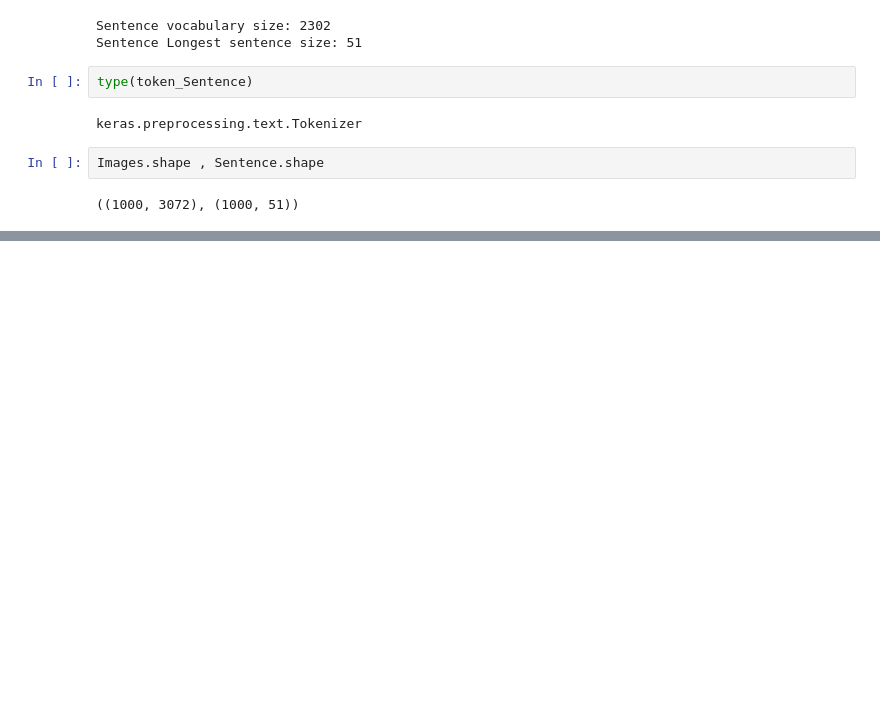
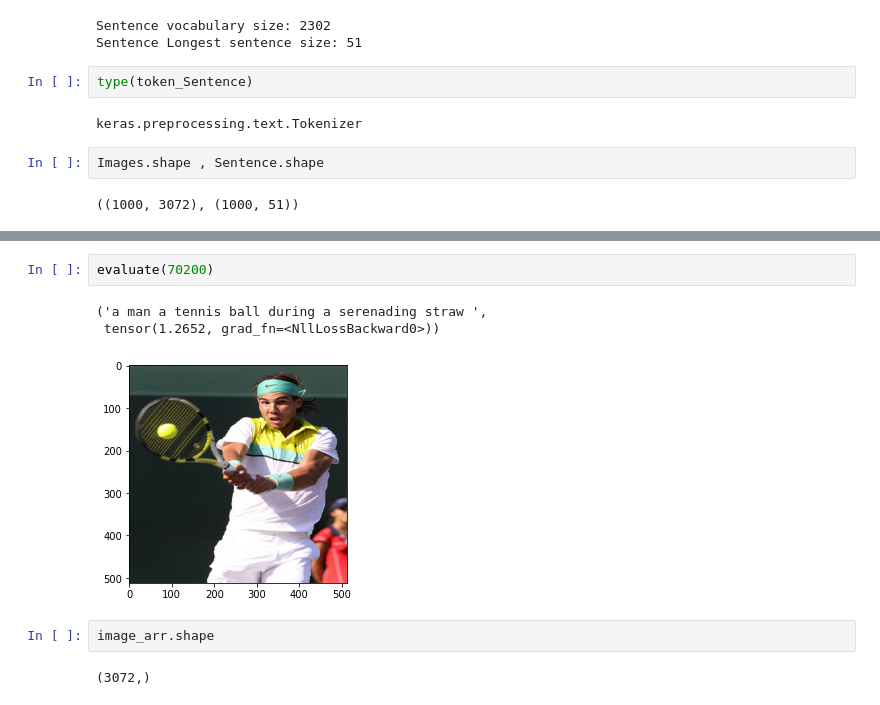
Before and after one commit to rsade090/Base_ImageCaptioning, a Jupyter notebook: Base_Reza.ipynb, the cells around one changed output, grey strips where cells are left out. Cells and saved outputs as stored; diff of their text form; blank space fills up the shorter version.

```diff
--- a/Base_Reza.ipynb
+++ b/Base_Reza.ipynb
@@ -147,0 +452,10 @@ Error:
+# %%
+evaluate(70200)
+# %% [output]
+('a man a tennis ball during a serenading straw ',
+ tensor(1.2652, grad_fn=<NllLossBackward0>))
+[figure, added]
+# %%
+image_arr.shape
+# %% [output]
+(3072,)
```
Also changed, not shown: parts of 19 cells of this notebook.
